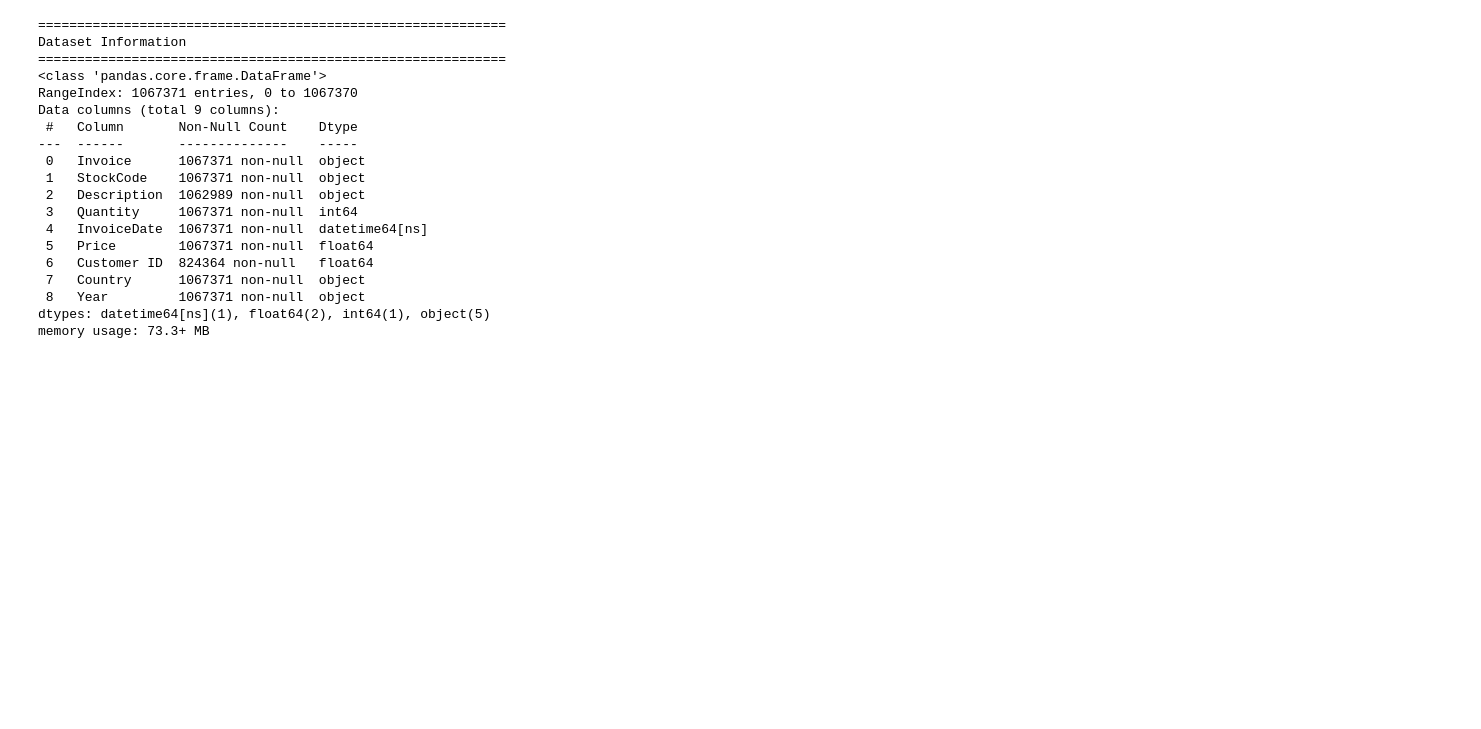
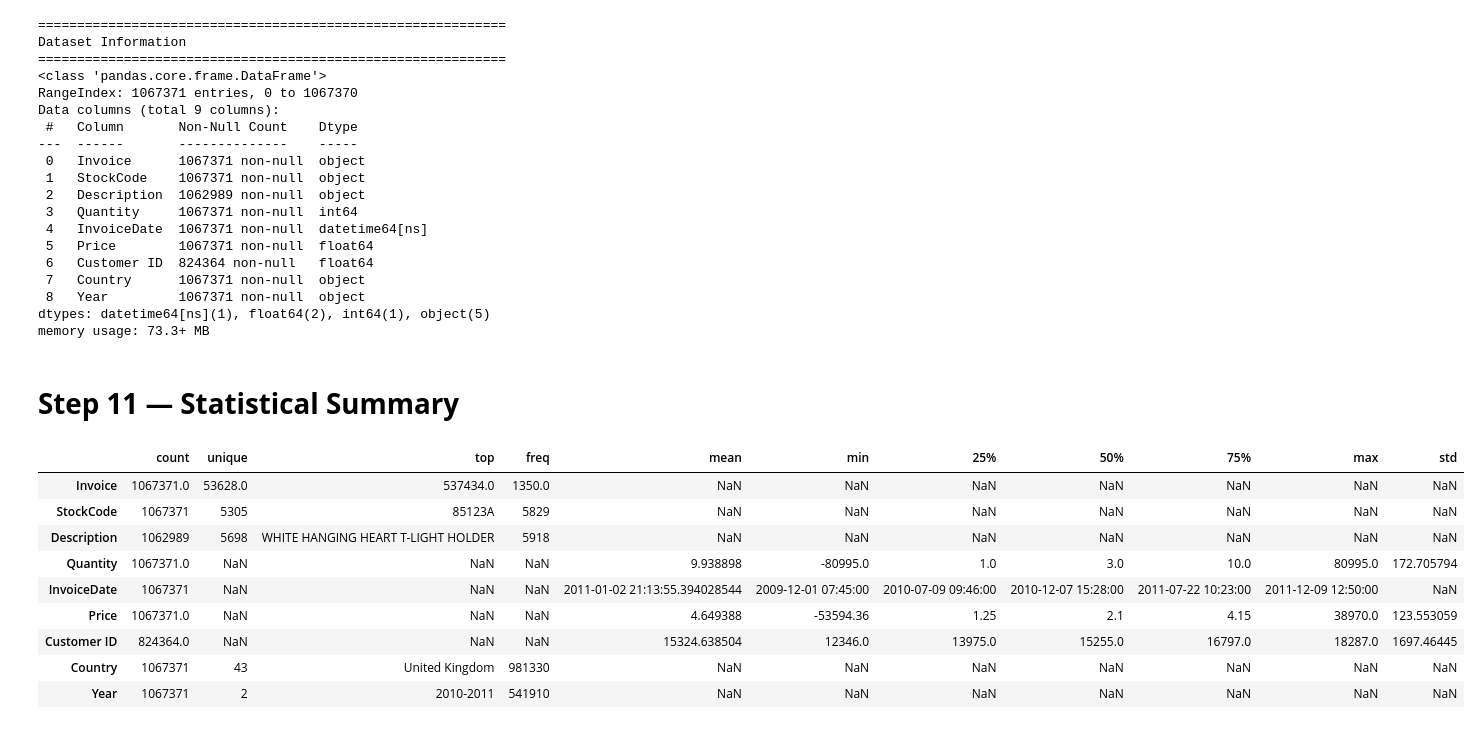
Before and after one commit to AiWriter404/retail-sales-data-cleaning-visualization, a Jupyter notebook: retail-sales-data-cleaning-visualization.ipynb, the cells around one changed output. Drawn from its saved outputs; the diff is of its cells as text; code cells hidden in the pictures; blank space fills up the shorter version.

```diff
--- a/retail-sales-data-cleaning-visualization.ipynb
+++ b/retail-sales-data-cleaning-visualization.ipynb
@@ -250,3 +250,18 @@ Data columns (total 9 columns):
  8   Year         1067371 non-null  object
 dtypes: datetime64[ns](1), float64(2), int64(1), object(5)
 memory usage: 73.3+ MB
+# %% [markdown]
+# **Step 11 — Statistical Summary**
+# %%
+df.describe(include="all").T
+# %% [output]
+|  | count | unique | top | freq | mean | min | 25% | 50% | 75% | max | std |
+| Invoice | 1067371.0 | 53628.0 | 537434.0 | 1350.0 | NaN | NaN | NaN | NaN | NaN | NaN | NaN |
+| StockCode | 1067371 | 5305 | 85123A | 5829 | NaN | NaN | NaN | NaN | NaN | NaN | NaN |
+| Description | 1062989 | 5698 | WHITE HANGING HEART T-LIGHT HOLDER | 5918 | NaN | NaN | NaN | NaN | NaN | NaN | NaN |
+| Quantity | 1067371.0 | NaN | NaN | NaN | 9.938898 | -80995.0 | 1.0 | 3.0 | 10.0 | 80995.0 | 172.705794 |
+| InvoiceDate | 1067371 | NaN | NaN | NaN | 2011-01-02 21:13:55.394028544 | 2009-12-01 07:45:00 | 2010-07-09 09:46:00 | 2010-12-07 15:28:00 | 2011-07-22 10:23:00 | 2011-12-09 12:50:00 | NaN |
+| Price | 1067371.0 | NaN | NaN | NaN | 4.649388 | -53594.36 | 1.25 | 2.1 | 4.15 | 38970.0 | 123.553059 |
+| Customer ID | 824364.0 | NaN | NaN | NaN | 15324.638504 | 12346.0 | 13975.0 | 15255.0 | 16797.0 | 18287.0 | 1697.46445 |
+| Country | 1067371 | 43 | United Kingdom | 981330 | NaN | NaN | NaN | NaN | NaN | NaN | NaN |
+| Year | 1067371 | 2 | 2010-2011 | 541910 | NaN | NaN | NaN | NaN | NaN | NaN | NaN |
```
Also changed, not shown: parts of 5 cells of this notebook.
